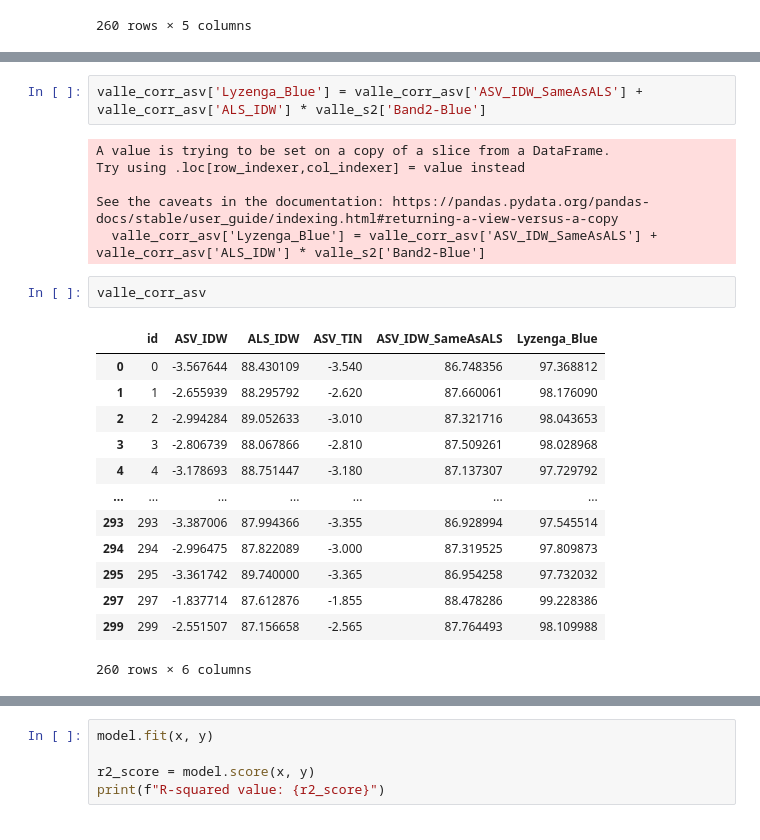
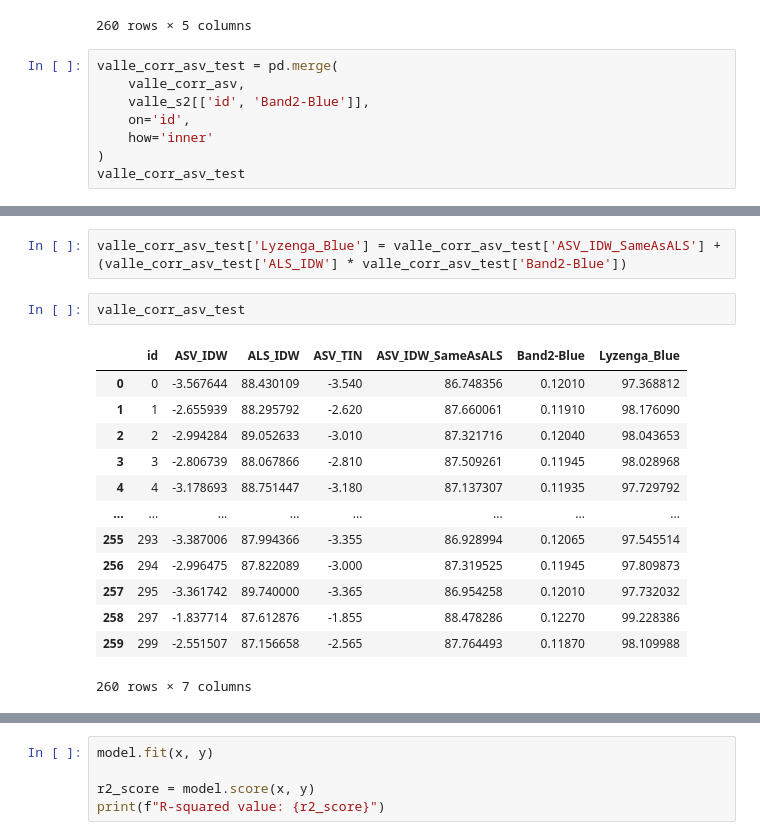
Before and after one commit to susannakukka/bathymetric-model-analysis, a Jupyter notebook: notebooks/RMSE.ipynb, the cells around one changed output, grey strips where cells are left out. Drawn from its saved outputs; the diff is of its cells as text.

```diff
--- a/notebooks/RMSE.ipynb
+++ b/notebooks/RMSE.ipynb
@@ -1036,3 +1036,11 @@ valle_corr_asv
 | 297 | 297 | -1.837714 | 87.612876 | -1.855 | 88.478286 |
 | 299 | 299 | -2.551507 | 87.156658 | -2.565 | 87.764493 |
 260 rows × 5 columns
+# %%
+valle_corr_asv_test = pd.merge(
+    valle_corr_asv,
+    valle_s2[['id', 'Band2-Blue']],
+    on='id',
+    how='inner'
+)
+valle_corr_asv_test
@@ -1039,24 +1061,18 @@ valle_corr_asv
 # %%
-valle_corr_asv['Lyzenga_Blue'] = valle_corr_asv['ASV_IDW_SameAsALS'] + valle_corr_asv['ALS_IDW'] * valle_s2['Band2-Blue']
+valle_corr_asv_test['Lyzenga_Blue'] = valle_corr_asv_test['ASV_IDW_SameAsALS'] + (valle_corr_asv_test['ALS_IDW'] * valle_corr_asv_test['Band2-Blue'])
-# %% [output]
-A value is trying to be set on a copy of a slice from a DataFrame.
-Try using .loc[row_indexer,col_indexer] = value instead
-
-See the caveats in the documentation: https://pandas.pydata.org/pandas-docs/stable/user_guide/indexing.html#returning-a-view-versus-a-copy
-  valle_corr_asv['Lyzenga_Blue'] = valle_corr_asv['ASV_IDW_SameAsALS'] + valle_corr_asv['ALS_IDW'] * valle_s2['Band2-Blue']
 # %%
-valle_corr_asv
+valle_corr_asv_test
 # %% [output]
-|  | id | ASV_IDW | ALS_IDW | ASV_TIN | ASV_IDW_SameAsALS | Lyzenga_Blue |
-| 0 | 0 | -3.567644 | 88.430109 | -3.540 | 86.748356 | 97.368812 |
-| 1 | 1 | -2.655939 | 88.295792 | -2.620 | 87.660061 | 98.176090 |
-| 2 | 2 | -2.994284 | 89.052633 | -3.010 | 87.321716 | 98.043653 |
-| 3 | 3 | -2.806739 | 88.067866 | -2.810 | 87.509261 | 98.028968 |
-| 4 | 4 | -3.178693 | 88.751447 | -3.180 | 87.137307 | 97.729792 |
-| ... | ... | ... | ... | ... | ... | ... |
-| 293 | 293 | -3.387006 | 87.994366 | -3.355 | 86.928994 | 97.545514 |
-| 294 | 294 | -2.996475 | 87.822089 | -3.000 | 87.319525 | 97.809873 |
-| 295 | 295 | -3.361742 | 89.740000 | -3.365 | 86.954258 | 97.732032 |
-| 297 | 297 | -1.837714 | 87.612876 | -1.855 | 88.478286 | 99.228386 |
-| 299 | 299 | -2.551507 | 87.156658 | -2.565 | 87.764493 | 98.109988 |
+|  | id | ASV_IDW | ALS_IDW | ASV_TIN | ASV_IDW_SameAsALS | Band2-Blue | Lyzenga_Blue |
+| 0 | 0 | -3.567644 | 88.430109 | -3.540 | 86.748356 | 0.12010 | 97.368812 |
+| 1 | 1 | -2.655939 | 88.295792 | -2.620 | 87.660061 | 0.11910 | 98.176090 |
+| 2 | 2 | -2.994284 | 89.052633 | -3.010 | 87.321716 | 0.12040 | 98.043653 |
+| 3 | 3 | -2.806739 | 88.067866 | -2.810 | 87.509261 | 0.11945 | 98.028968 |
+| 4 | 4 | -3.178693 | 88.751447 | -3.180 | 87.137307 | 0.11935 | 97.729792 |
+| ... | ... | ... | ... | ... | ... | ... | ... |
+| 255 | 293 | -3.387006 | 87.994366 | -3.355 | 86.928994 | 0.12065 | 97.545514 |
+| 256 | 294 | -2.996475 | 87.822089 | -3.000 | 87.319525 | 0.11945 | 97.809873 |
+| 257 | 295 | -3.361742 | 89.740000 | -3.365 | 86.954258 | 0.12010 | 97.732032 |
+| 258 | 297 | -1.837714 | 87.612876 | -1.855 | 88.478286 | 0.12270 | 99.228386 |
+| 259 | 299 | -2.551507 | 87.156658 | -2.565 | 87.764493 | 0.11870 | 98.109988 |
-260 rows × 6 columns
+260 rows × 7 columns
```
Also changed, not shown: parts of 9 cells of this notebook, 12 other files.
